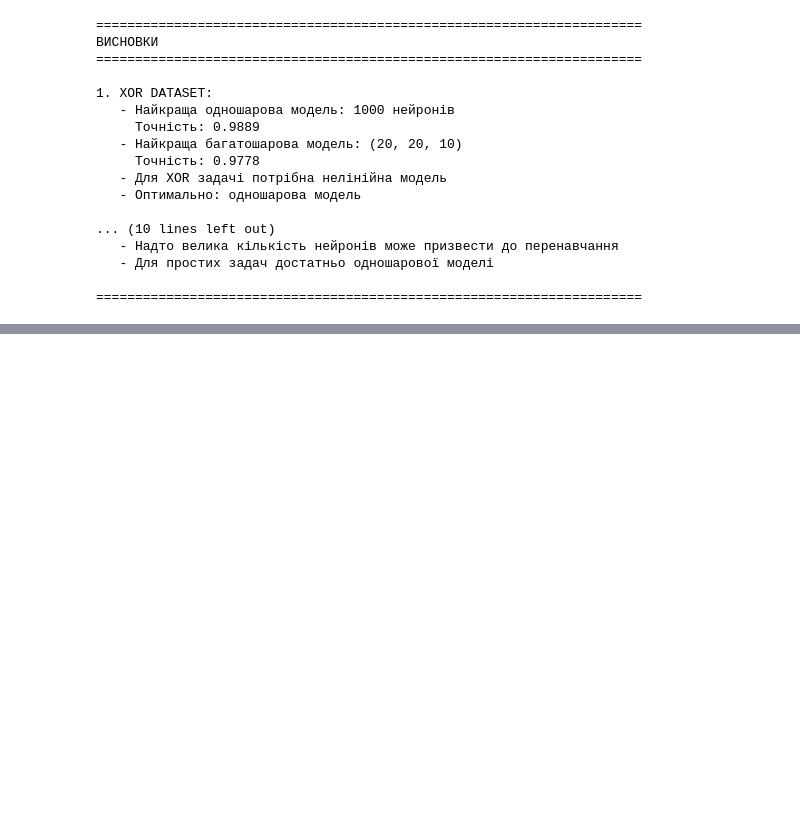
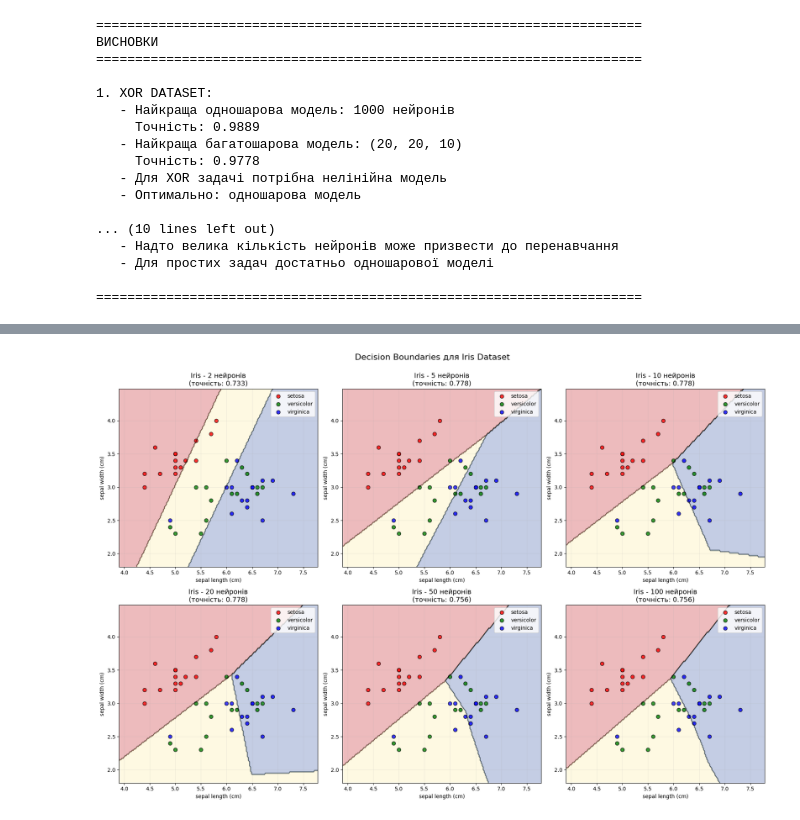
Before and after one commit to Michael-Tal-1/IAD_1, a Jupyter notebook: 3/IAD3.ipynb, the cells around one changed output, grey strips where cells are left out. Cells and saved outputs as stored; diff of their text form; code cells hidden in the pictures; blank space fills up the shorter version.

```diff
--- a/3/IAD3.ipynb
+++ b/3/IAD3.ipynb
@@ -693,0 +868,52 @@ print("\n" + "="*70)
+# %%
+# Візуалізація для Iris Dataset (використовуємо перші 2 ознаки)
+fig, axes = plt.subplots(2, 3, figsize=(18, 12))
+
+X_iris_2d = X_iris[:, :2]
+X_iris_train_2d, X_iris_val_2d, _, _ = train_test_split(
+    X_iris_2d, Y_iris, test_size=0.3, random_state=42, stratify=Y_iris
+)
+
+# Навчання моделі на 2D даних
+iris_models_2d = []
+for n_neurons in [2, 5, 10, 20, 50, 100]:
+    model = MLPClassifier(
+        hidden_layer_sizes=(n_neurons,),
+        activation='relu',
+        solver='adam',
+        max_iter=2000,
+        random_state=42
+    )
+    model.fit(X_iris_train_2d, Y_iris_train)
+    iris_models_2d.append(model)
+
+# Візуалізація
+for idx, n_neurons in enumerate([2, 5, 10]):
+    model = iris_models_2d[idx]
+    val_acc = accuracy_score(Y_iris_val, model.predict(X_iris_val_2d))
+
+    plot_decision_boundary(
+        model, X_iris_val_2d, Y_iris_val, axes[0, idx],
+        f'Iris - {n_neurons} нейронів\n(точність: {val_acc:.3f})',
+        class_names=target_names
+    )
+    axes[0, idx].set_xlabel(feature_names[0])
+    axes[0, idx].set_ylabel(feature_names[1])
+
+for idx, n_neurons in enumerate([20, 50, 100]):
+    model = iris_models_2d[idx + 3]
+    val_acc = accuracy_score(Y_iris_val, model.predict(X_iris_val_2d))
+
+    plot_decision_boundary(
+        model, X_iris_val_2d, Y_iris_val, axes[1, idx],
+        f'Iris - {n_neurons} нейронів\n(точність: {val_acc:.3f})',
+        class_names=target_names
+    )
+    axes[1, idx].set_xlabel(feature_names[0])
+    axes[1, idx].set_ylabel(feature_names[1])
+
+plt.suptitle('Decision Boundaries для Iris Dataset', fontsize=16, y=1.00)
+plt.tight_layout()
+plt.show()
+# %% [output]
+[figure, added]
```
Also changed, not shown: parts of 19 cells of this notebook.
